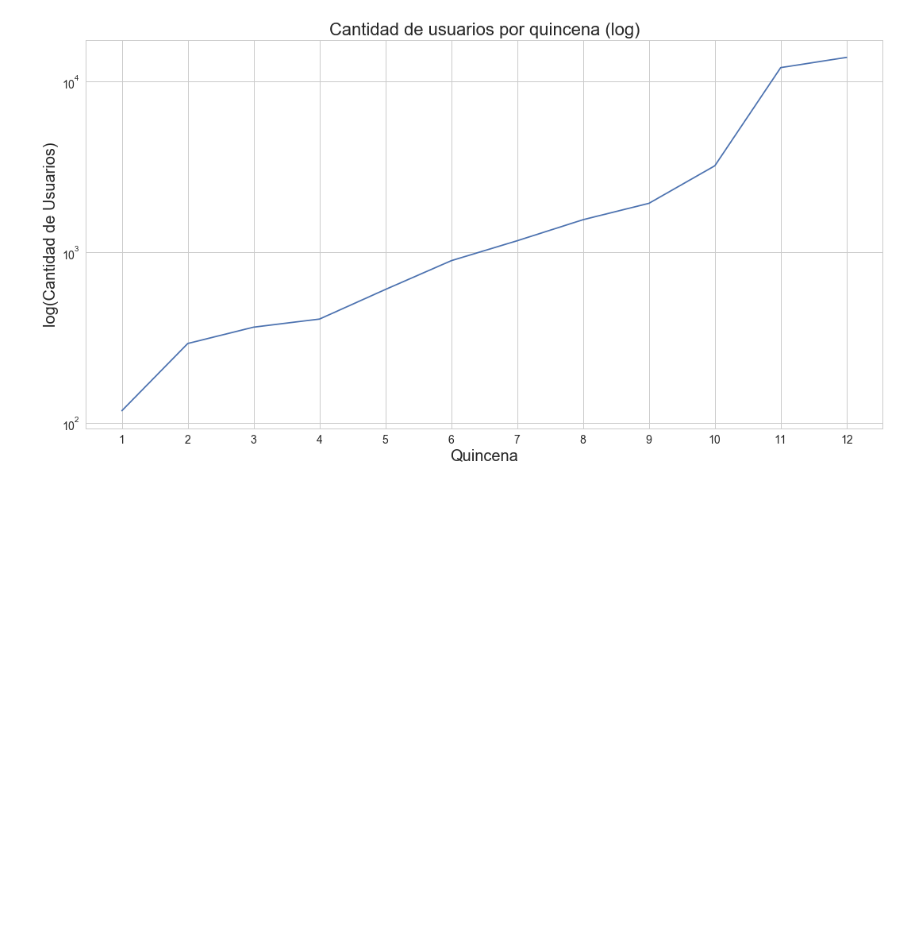
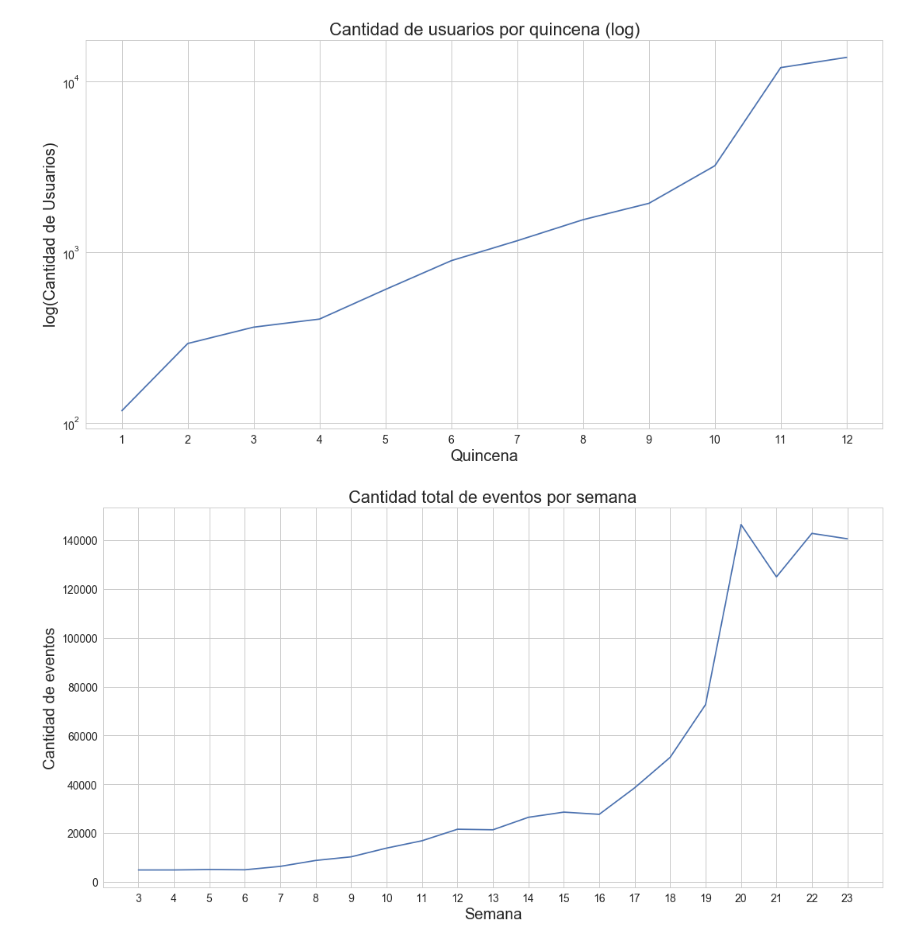
Before and after one commit to jowisaidman/tp1_analisis_exploratorio, a Jupyter notebook: Notebooks/Mateo/Resumen/trafico_analisis.ipynb, the cells around one changed output. Cells and saved outputs as stored; diff of their text form; code cells hidden in the pictures; blank space fills up the shorter version.

```diff
--- a/Notebooks/Mateo/Resumen/trafico_analisis.ipynb
+++ b/Notebooks/Mateo/Resumen/trafico_analisis.ipynb
@@ -245,3 +245,13 @@ plot.legend('')
 plt.savefig('img/line_total_usuarios_quincena_log.png')
 # %% [output]
 [figure]
+# %%
+per_week_total_events = filtro_semana.groupby(['week']).agg({'event':'count'}).unstack()
+per_week_total_events.index = per_week_total_events.index.droplevel(0)
+plot = per_week_total_events.plot(logy=False,figsize=(18,9),grid=True,fontsize=14,xticks=per_week_total_unique.index)
+plot.set_title('Cantidad total de eventos por semana',fontsize=22)
+plot.set_xlabel('Semana',fontsize=20)
+plot.set_ylabel('Cantidad de eventos',fontsize=20)
+plt.savefig('img/line_eventos_por_semana.png')
+# %% [output]
+[figure, added]
```
Also changed, not shown: parts of 2 cells of this notebook, 4 other files.
